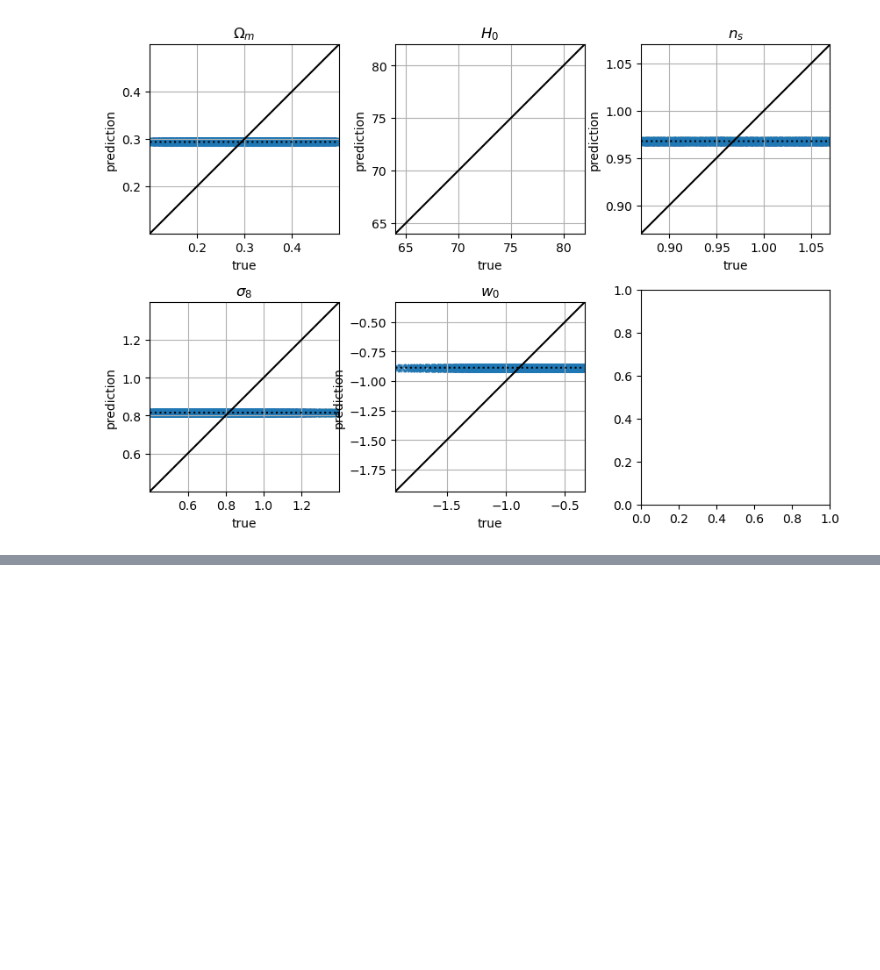
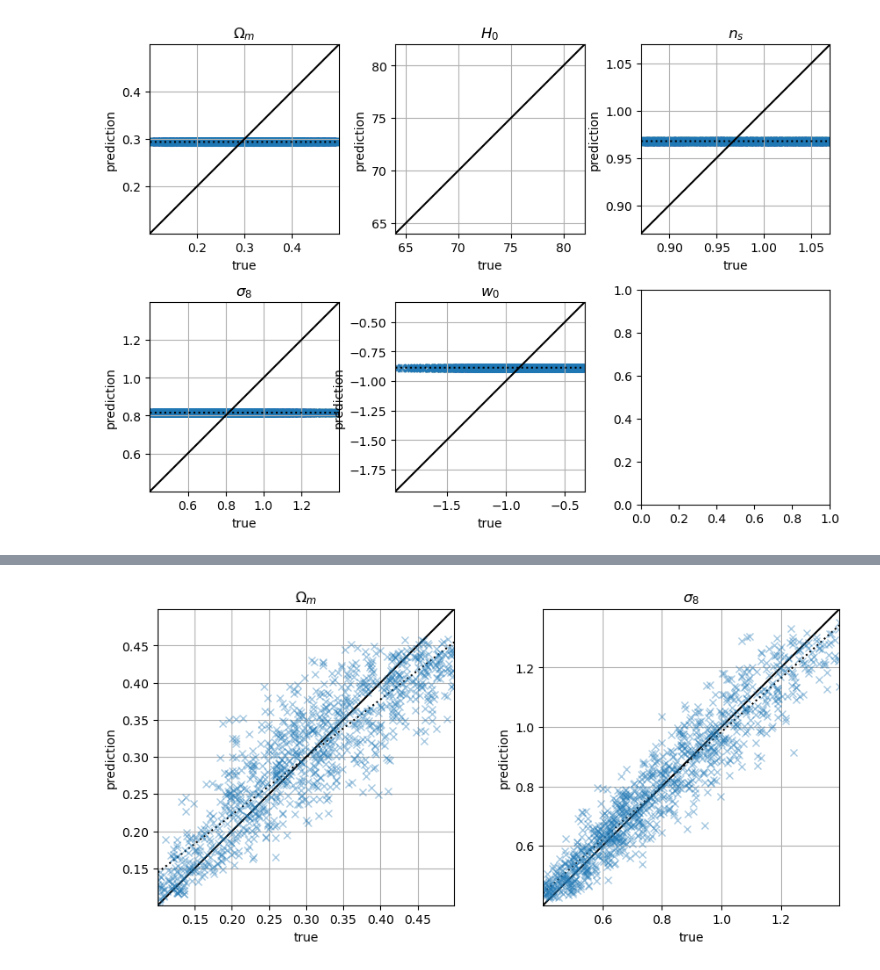
Before and after one commit to shubhagrawal30/ViT_weak_lensing, a Jupyter notebook: notebooks/hugging_face_vit.ipynb, the cells around one changed output, grey strips where cells are left out. Cells and saved outputs as stored; diff of their text form; code cells hidden in the pictures; blank space fills up the shorter version.

```diff
--- a/notebooks/hugging_face_vit.ipynb
+++ b/notebooks/hugging_face_vit.ipynb
@@ -426,0 +567,2 @@ plt.close()
+# %%
+trainer.train()
@@ -426,0 +581,11 @@ plt.close()
+# %%
+n_pred = 10
+preds = np.empty((n_pred, len(data["validation"]), 2))
+for i in range(n_pred):
+    if i % 2 == 0:
+        print(i)
+    ps = trainer.predict(data["validation"])
+    preds[i] = ps.predictions
+    if i == 0:
+        label_ids = ps.label_ids
+# preds, label_ids
@@ -426,0 +607,27 @@ plt.close()
+# %%
+plot_y = label_ids
+predictions_best = np.nanmean(preds, axis=0)
+predictions_std = np.nanstd(preds, axis=0)
+
+upp_lims = np.nanmax(plot_y, axis=0)
+low_lims = np.nanmin(plot_y, axis=0)
+fig, axs = plt.subplots(nrows=1, ncols=2, figsize=(10, 5))
+fig.subplots_adjust(wspace=0.3, hspace=0.2)
+labels = [r"$\Omega_m$", r"$\sigma_8$"]
+for ind, (label, ax, low_lim, upp_lim) in enumerate(zip(labels, axs.ravel(), low_lims, upp_lims)):
+    p = np.poly1d(np.polyfit(plot_y[:, ind], predictions_best[:, ind], 1))
+    # ax.errorbar(plot_y[:, ind][::10], predictions_best[:, ind][::10],  predictions_std[:, ind][::10], marker="x", ls='none', alpha=0.4)
+    ax.errorbar(plot_y[:, ind][::10], predictions_best[:, ind][::10],  0, marker="x", ls='none', alpha=0.4)
+    ax.set_xlabel("true")
+    ax.set_ylabel("prediction")
+    ax.plot([low_lim, upp_lim], [low_lim, upp_lim], color="black")
+    ax.plot([low_lim, upp_lim], [p(low_lim), p(upp_lim)], color="black", ls=":")
+    ax.set_xlim([low_lim, upp_lim])
+    ax.set_ylim([low_lim, upp_lim])
+    ax.set_aspect('equal', adjustable='box')
+    ax.set_title(label)
+    ax.grid()
+plt.show()
+plt.close()
+# %% [output]
+[figure, added]
```
Also changed, not shown: parts of 22 cells of this notebook, 4 other files.
